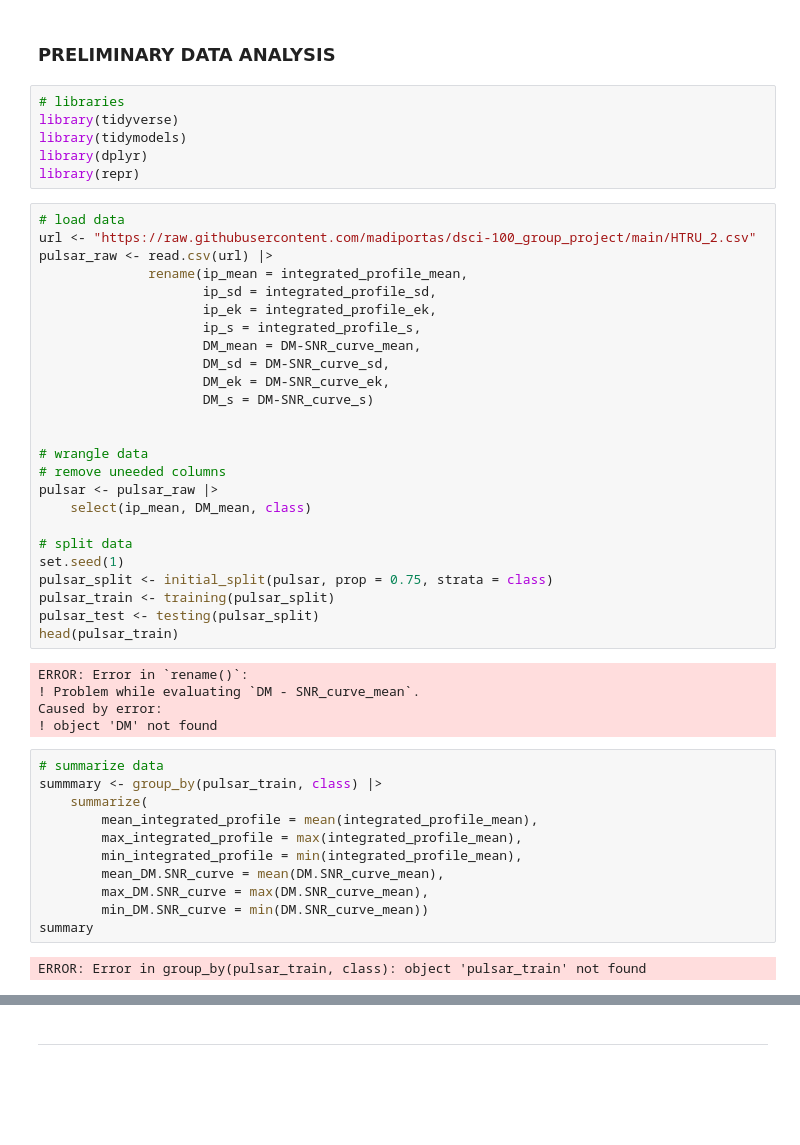
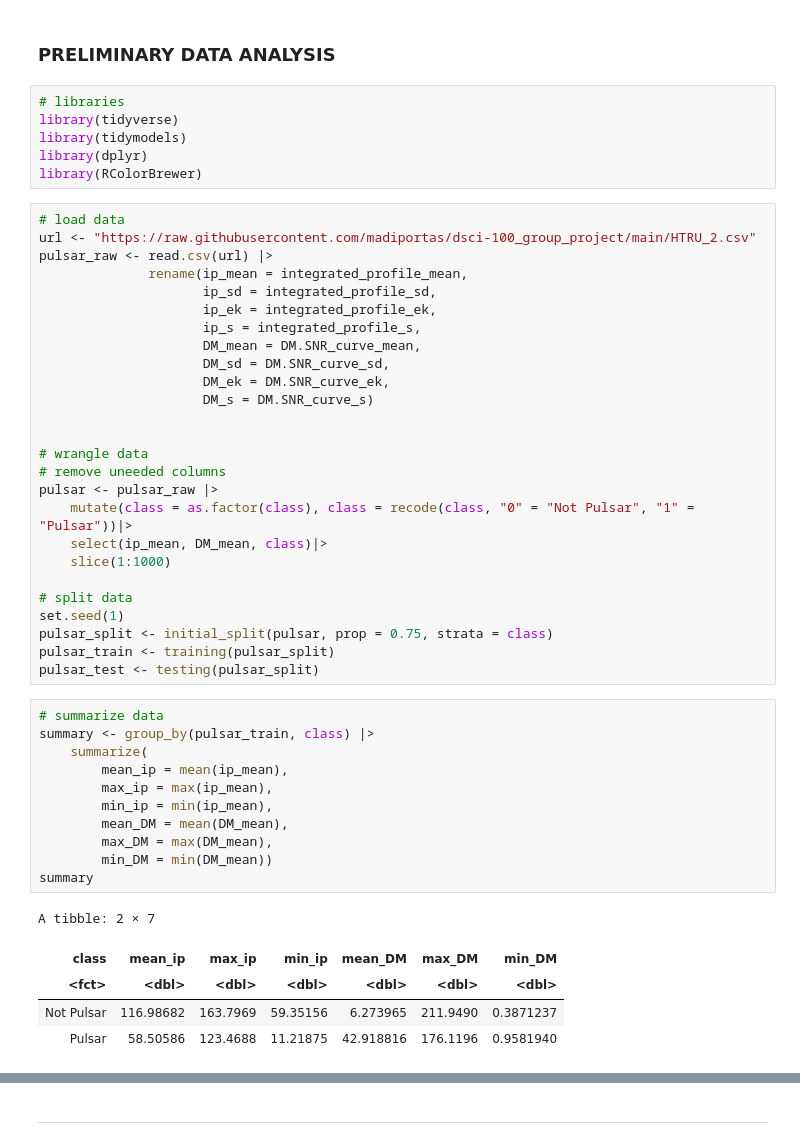
Before and after one commit to madiportas/dsci-100_group_project, a Jupyter notebook: Group_Proposal.ipynb, the cells around one changed output, grey strips where cells are left out. Saved outputs shown, nothing was run; the diff lists cells and outputs as text; blank space fills up the shorter version.

```diff
--- a/Group_Proposal.ipynb
+++ b/Group_Proposal.ipynb
@@ -13,7 +35,7 @@ insert intro text here
 library(tidyverse)
 library(tidymodels)
 library(dplyr)
-library(repr)
+library(RColorBrewer)
 # %%
 # load data
 url <- "https://raw.githubusercontent.com/madiportas/dsci-100_group_project/main/HTRU_2.csv"
@@ -22,41 +44,41 @@ pulsar_raw <- read.csv(url) |>
                      ip_sd = integrated_profile_sd,
                      ip_ek = integrated_profile_ek,
                      ip_s = integrated_profile_s,
-                     DM_mean = DM-SNR_curve_mean,
-                     DM_sd = DM-SNR_curve_sd,
-                     DM_ek = DM-SNR_curve_ek,
-                     DM_s = DM-SNR_curve_s)
+                     DM_mean = DM.SNR_curve_mean,
+                     DM_sd = DM.SNR_curve_sd,
+                     DM_ek = DM.SNR_curve_ek,
+                     DM_s = DM.SNR_curve_s)
 
 
 # wrangle data
 # remove uneeded columns
 pulsar <- pulsar_raw |>
-    select(ip_mean, DM_mean, class)
+    mutate(class = as.factor(class), class = recode(class, "0" = "Not Pulsar", "1" = "Pulsar"))|>
+    select(ip_mean, DM_mean, class)|>
+    slice(1:1000)
 
 # split data
 set.seed(1)
 pulsar_split <- initial_split(pulsar, prop = 0.75, strata = class)
 pulsar_train <- training(pulsar_split)
 pulsar_test <- testing(pulsar_split)
-head(pulsar_train)
-# %% [output]
-ERROR: Error in `rename()`:
-! Problem while evaluating `DM - SNR_curve_mean`.
-Caused by error:
-! object 'DM' not found
 # %%
 # summarize data
-summmary <- group_by(pulsar_train, class) |>
+summary <- group_by(pulsar_train, class) |>
     summarize(
-        mean_integrated_profile = mean(integrated_profile_mean),
-        max_integrated_profile = max(integrated_profile_mean),
-        min_integrated_profile = min(integrated_profile_mean),
-        mean_DM.SNR_curve = mean(DM.SNR_curve_mean),
-        max_DM.SNR_curve = max(DM.SNR_curve_mean),
-        min_DM.SNR_curve = min(DM.SNR_curve_mean))
+        mean_ip = mean(ip_mean),
+        max_ip = max(ip_mean),
+        min_ip = min(ip_mean),
+        mean_DM = mean(DM_mean),
+        max_DM = max(DM_mean),
+        min_DM = min(DM_mean))
 summary
 # %% [output]
-ERROR: Error in group_by(pulsar_train, class): object 'pulsar_train' not found
+A tibble: 2 × 7
+| class | mean_ip | max_ip | min_ip | mean_DM | max_DM | min_DM |
+| <fct> | <dbl> | <dbl> | <dbl> | <dbl> | <dbl> | <dbl> |
+| Not Pulsar | 116.98682 | 163.7969 | 59.35156 | 6.273965 | 211.9490 | 0.3871237 |
+| Pulsar | 58.50586 | 123.4688 | 11.21875 | 42.918816 | 176.1196 | 0.9581940 |
 # %%
 # visualize data
 # insert visualize code
```
Also changed, not shown: parts of 6 cells of this notebook.
